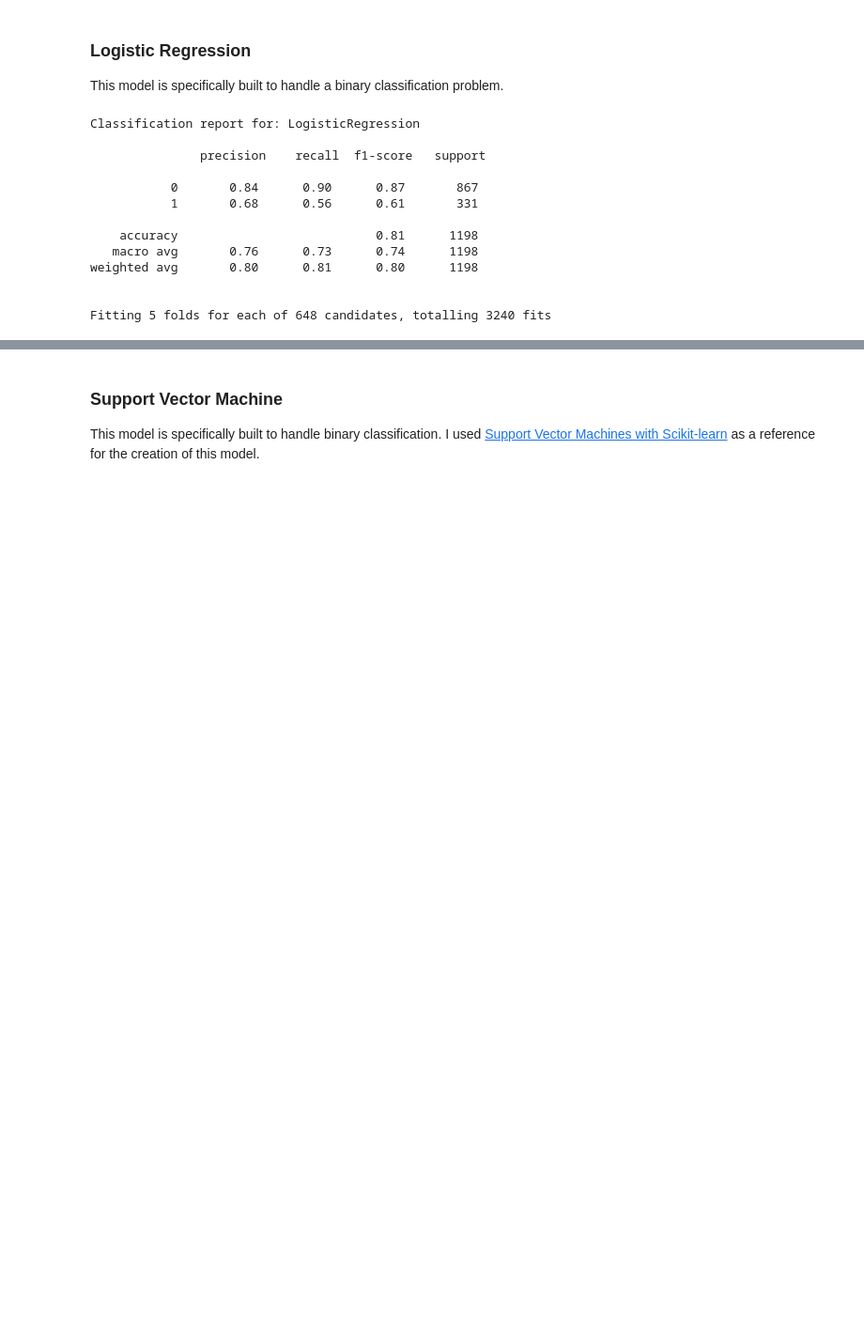
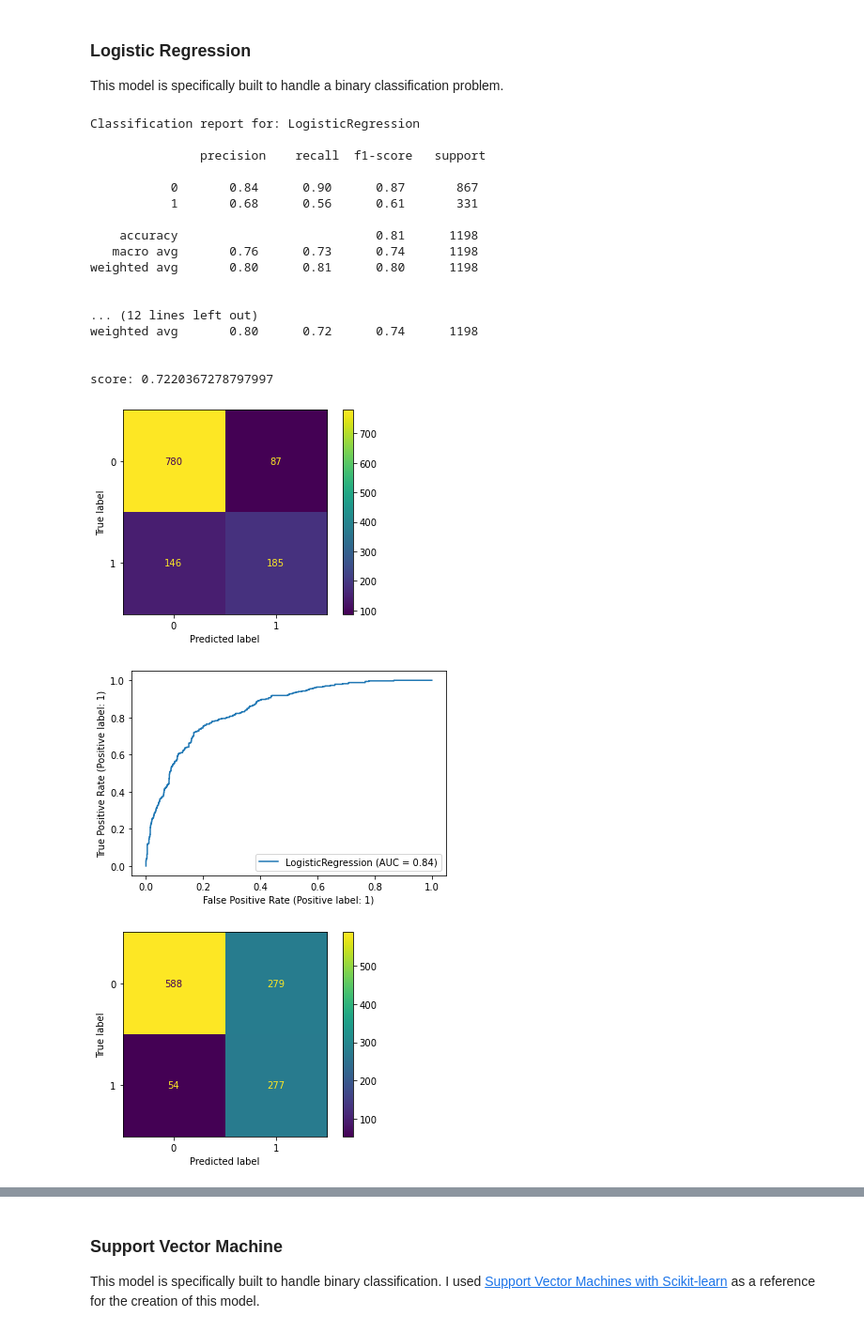
Before and after one commit to Sparafucil3/churn_project, a Jupyter notebook: hyper_tuning.ipynb, the cells around one changed output, grey strips where cells are left out. Shown: that part at 94% size. Cells and saved outputs as stored; diff of their text form; code cells hidden in the pictures; blank space fills up the shorter version.

Commit message:
Playing with more hyper options.

```diff
--- a/hyper_tuning.ipynb
+++ b/hyper_tuning.ipynb
@@ -208,10 +209,29 @@ def test_classifier(clas, X_train, y_train, X_test, y_test):
 
     # Evaluate and output reports
     print(f'Classification report for: {clas.__class__.__name__} \n \n {classification_report(y_test, y_predicts)} \n')
+    # Print the options giving the best resuts.
+    print(f'score: {clas.score(X_test, y_test)} \n')
     # metrics.plot_confusion_matrix(clas, X_test, y_test, normalize='true')
     metrics.plot_confusion_matrix(clas, X_test, y_test)
     metrics.plot_roc_curve(clas, X_test, y_test)
     return
+
+def test_tuning(clas, params, X_Train, y_train, X_test, y_test, verbose=2, cv=None):
+    '''
+    Generic tuning to cut down on repetitive code
+    Inputs:
+        clas - classifier to be tested
+        X_train, y_train, X_test, y_test - output from train_test_split for fitting and evaluating
+        params - paramters passed to the GridSearch
+    Outputs:
+        returns the best, fitted classifier
+    '''
+
+    # Execute the Search
+    # clf = GridSearchCV(lr, params, scoring='accuracy', n_jobs=-1, verbose=verbose, cv=cv)
+    clf = GridSearchCV(clas, params, scoring='accuracy', n_jobs=-1, verbose=verbose, cv=cv)
+    best = clf.fit(X_train, y_train).best_estimator_
+    return(best)
 # %% [markdown]
 <h3>Logistic Regression</h3>
 
@@ -219,33 +239,55 @@ This model is specifically built to handle a binary classification problem.
 # %%
 #Sending this to the test function to get our results
 #
+from scipy.stats import loguniform
+
+# Original classifier with original results
 test_classifier(LogisticRegression(solver='lbfgs', max_iter=10000, random_state=24),
                 X_train, y_train, X_test, y_test)
 
+# Setting up to do a a Grid Search
 lr = LogisticRegression(max_iter=10000, random_state=24)
 c_range = list(range(1, 10))
+# c_range = [1e-5, 1e-4, 1e-3, 1e-2, 1e-1, 1, 10, 100]
+
+# Cross Validation
+cv = RepeatedStratifiedKFold(n_splits=10, n_repeats=3, random_state=1)
+
+
+# Disctionary of paramters to feed to grid search
 params = {'C':c_range,
           'solver':['lbfgs','newton-cg','sag'],
           'class_weight':['balanced',None],
           'warm_start':[True, False],
           'multi_class':['auto','ovr','multinomial']
          }
-clf = GridSearchCV(lr, params, n_jobs=4, verbose=2)
-best = clf.fit(X_train, y_train).best_estimator_
+
+# Search for the best model
+best = test_tuning(lr, params, X_train, y_train, X_test, y_test, 2, cv)
+
+# Score the tuned classifier to compare against default parameters
 test_classifier(best, X_train, y_train, X_test, y_test)
 
-print(clf.best_params_)
+# Print the options giving the best resuts.
+print(f'best: {best.best_params_} \n')
 # %% [output]
 Classification report for: LogisticRegression
 
                precision    recall  f1-score   support
 
            0       0.84      0.90      0.87       867
            1       0.68      0.56      0.61       331
 
     accuracy                           0.81      1198
    macro avg       0.76      0.73      0.74      1198
 weighted avg       0.80      0.81      0.80      1198
 
 
-Fitting 5 folds for each of 648 candidates, totalling 3240 fits
+... (12 lines left out)
+weighted avg       0.80      0.72      0.74      1198
+
+
+score: 0.7220367278797997
+[figure, added]
+[figure, added]
+[figure, added]
```
Also changed, not shown: parts of 8 cells of this notebook.
